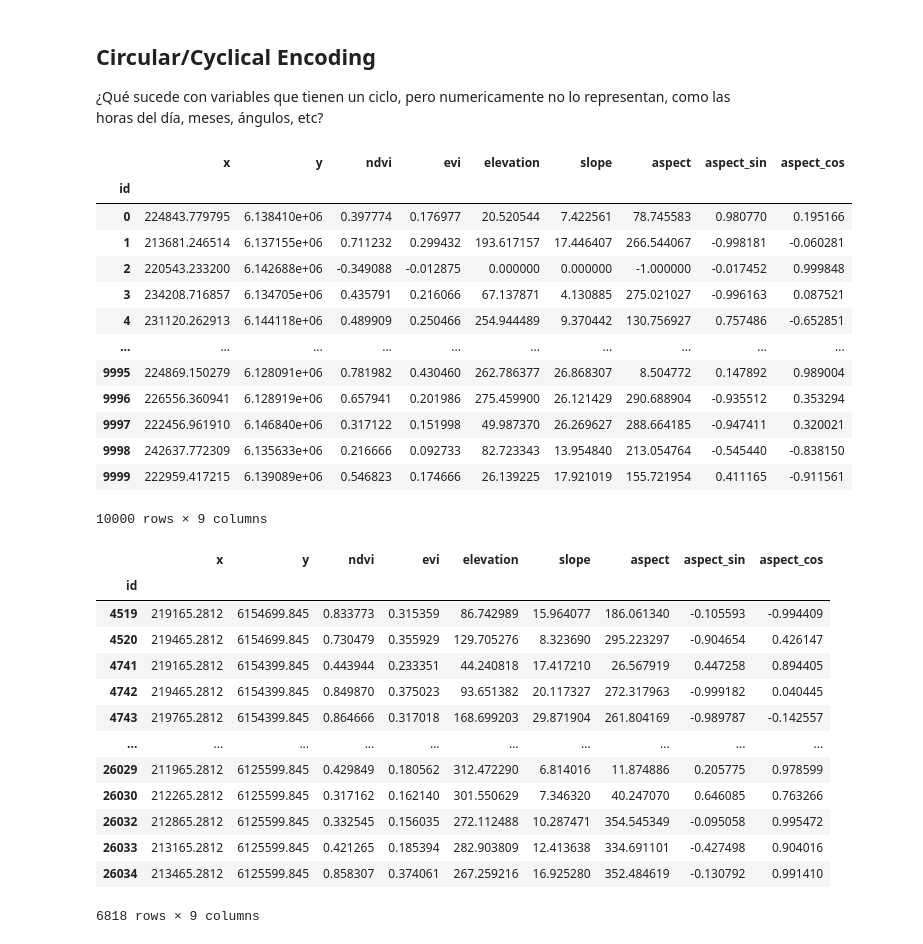
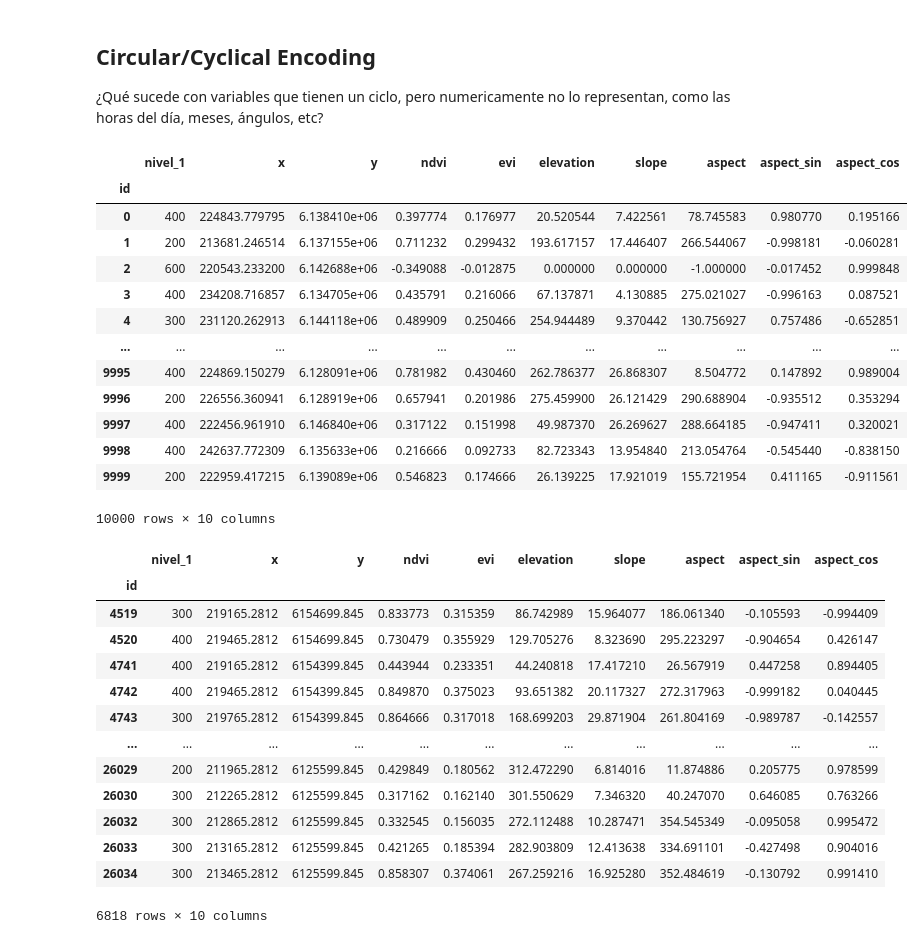
Before and after one commit to alvaroparedesl/teledeteccion_ambiental, a Jupyter notebook: taller_02/get_data.ipynb, the cells around one changed output. Cells and saved outputs as stored; diff of their text form; code cells hidden in the pictures.

```diff
--- a/taller_02/get_data.ipynb
+++ b/taller_02/get_data.ipynb
@@ -461,41 +461,41 @@ def circular_encode(data: pd.Series):
     ans.columns = ["aspect_sin", "aspect_cos"]
     return ans
 # %%
-ma_dataf = pd.concat([ma_data, circular_encode(ma_data['aspect'])], axis=1)
+ma_dataf = pd.concat([ma.set_index("id").nivel_1, ma_data, circular_encode(ma_data['aspect'])], axis=1)
 ma_dataf
 # %% [output]
-|  | x | y | ndvi | evi | elevation | slope | aspect | aspect_sin | aspect_cos |
-| id |  |  |  |  |  |  |  |  |  |
-| 0 | 224843.779795 | 6.138410e+06 | 0.397774 | 0.176977 | 20.520544 | 7.422561 | 78.745583 | 0.980770 | 0.195166 |
-| 1 | 213681.246514 | 6.137155e+06 | 0.711232 | 0.299432 | 193.617157 | 17.446407 | 266.544067 | -0.998181 | -0.060281 |
-| 2 | 220543.233200 | 6.142688e+06 | -0.349088 | -0.012875 | 0.000000 | 0.000000 | -1.000000 | -0.017452 | 0.999848 |
-| 3 | 234208.716857 | 6.134705e+06 | 0.435791 | 0.216066 | 67.137871 | 4.130885 | 275.021027 | -0.996163 | 0.087521 |
-| 4 | 231120.262913 | 6.144118e+06 | 0.489909 | 0.250466 | 254.944489 | 9.370442 | 130.756927 | 0.757486 | -0.652851 |
-| ... | ... | ... | ... | ... | ... | ... | ... | ... | ... |
-| 9995 | 224869.150279 | 6.128091e+06 | 0.781982 | 0.430460 | 262.786377 | 26.868307 | 8.504772 | 0.147892 | 0.989004 |
-| 9996 | 226556.360941 | 6.128919e+06 | 0.657941 | 0.201986 | 275.459900 | 26.121429 | 290.688904 | -0.935512 | 0.353294 |
-| 9997 | 222456.961910 | 6.146840e+06 | 0.317122 | 0.151998 | 49.987370 | 26.269627 | 288.664185 | -0.947411 | 0.320021 |
-| 9998 | 242637.772309 | 6.135633e+06 | 0.216666 | 0.092733 | 82.723343 | 13.954840 | 213.054764 | -0.545440 | -0.838150 |
-| 9999 | 222959.417215 | 6.139089e+06 | 0.546823 | 0.174666 | 26.139225 | 17.921019 | 155.721954 | 0.411165 | -0.911561 |
+|  | nivel_1 | x | y | ndvi | evi | elevation | slope | aspect | aspect_sin | aspect_cos |
+| id |  |  |  |  |  |  |  |  |  |  |
+| 0 | 400 | 224843.779795 | 6.138410e+06 | 0.397774 | 0.176977 | 20.520544 | 7.422561 | 78.745583 | 0.980770 | 0.195166 |
+| 1 | 200 | 213681.246514 | 6.137155e+06 | 0.711232 | 0.299432 | 193.617157 | 17.446407 | 266.544067 | -0.998181 | -0.060281 |
+| 2 | 600 | 220543.233200 | 6.142688e+06 | -0.349088 | -0.012875 | 0.000000 | 0.000000 | -1.000000 | -0.017452 | 0.999848 |
+| 3 | 400 | 234208.716857 | 6.134705e+06 | 0.435791 | 0.216066 | 67.137871 | 4.130885 | 275.021027 | -0.996163 | 0.087521 |
+| 4 | 300 | 231120.262913 | 6.144118e+06 | 0.489909 | 0.250466 | 254.944489 | 9.370442 | 130.756927 | 0.757486 | -0.652851 |
+| ... | ... | ... | ... | ... | ... | ... | ... | ... | ... | ... |
+| 9995 | 400 | 224869.150279 | 6.128091e+06 | 0.781982 | 0.430460 | 262.786377 | 26.868307 | 8.504772 | 0.147892 | 0.989004 |
+| 9996 | 200 | 226556.360941 | 6.128919e+06 | 0.657941 | 0.201986 | 275.459900 | 26.121429 | 290.688904 | -0.935512 | 0.353294 |
+| 9997 | 400 | 222456.961910 | 6.146840e+06 | 0.317122 | 0.151998 | 49.987370 | 26.269627 | 288.664185 | -0.947411 | 0.320021 |
+| 9998 | 400 | 242637.772309 | 6.135633e+06 | 0.216666 | 0.092733 | 82.723343 | 13.954840 | 213.054764 | -0.545440 | -0.838150 |
+| 9999 | 200 | 222959.417215 | 6.139089e+06 | 0.546823 | 0.174666 | 26.139225 | 17.921019 | 155.721954 | 0.411165 | -0.911561 |
-10000 rows × 9 columns
+10000 rows × 10 columns
 # %%
-mr_dataf = pd.concat([mr_data, circular_encode(mr_data['aspect'])], axis=1)
+mr_dataf = pd.concat([mr.set_index("id").nivel_1, mr_data, circular_encode(mr_data['aspect'])], axis=1)
 mr_dataf
 # %% [output]
-|  | x | y | ndvi | evi | elevation | slope | aspect | aspect_sin | aspect_cos |
-| id |  |  |  |  |  |  |  |  |  |
-| 4519 | 219165.2812 | 6154699.845 | 0.833773 | 0.315359 | 86.742989 | 15.964077 | 186.061340 | -0.105593 | -0.994409 |
-| 4520 | 219465.2812 | 6154699.845 | 0.730479 | 0.355929 | 129.705276 | 8.323690 | 295.223297 | -0.904654 | 0.426147 |
-| 4741 | 219165.2812 | 6154399.845 | 0.443944 | 0.233351 | 44.240818 | 17.417210 | 26.567919 | 0.447258 | 0.894405 |
-| 4742 | 219465.2812 | 6154399.845 | 0.849870 | 0.375023 | 93.651382 | 20.117327 | 272.317963 | -0.999182 | 0.040445 |
-| 4743 | 219765.2812 | 6154399.845 | 0.864666 | 0.317018 | 168.699203 | 29.871904 | 261.804169 | -0.989787 | -0.142557 |
-| ... | ... | ... | ... | ... | ... | ... | ... | ... | ... |
-| 26029 | 211965.2812 | 6125599.845 | 0.429849 | 0.180562 | 312.472290 | 6.814016 | 11.874886 | 0.205775 | 0.978599 |
-| 26030 | 212265.2812 | 6125599.845 | 0.317162 | 0.162140 | 301.550629 | 7.346320 | 40.247070 | 0.646085 | 0.763266 |
-| 26032 | 212865.2812 | 6125599.845 | 0.332545 | 0.156035 | 272.112488 | 10.287471 | 354.545349 | -0.095058 | 0.995472 |
-| 26033 | 213165.2812 | 6125599.845 | 0.421265 | 0.185394 | 282.903809 | 12.413638 | 334.691101 | -0.427498 | 0.904016 |
-| 26034 | 213465.2812 | 6125599.845 | 0.858307 | 0.374061 | 267.259216 | 16.925280 | 352.484619 | -0.130792 | 0.991410 |
+|  | nivel_1 | x | y | ndvi | evi | elevation | slope | aspect | aspect_sin | aspect_cos |
+| id |  |  |  |  |  |  |  |  |  |  |
+| 4519 | 300 | 219165.2812 | 6154699.845 | 0.833773 | 0.315359 | 86.742989 | 15.964077 | 186.061340 | -0.105593 | -0.994409 |
+| 4520 | 400 | 219465.2812 | 6154699.845 | 0.730479 | 0.355929 | 129.705276 | 8.323690 | 295.223297 | -0.904654 | 0.426147 |
+| 4741 | 400 | 219165.2812 | 6154399.845 | 0.443944 | 0.233351 | 44.240818 | 17.417210 | 26.567919 | 0.447258 | 0.894405 |
+| 4742 | 400 | 219465.2812 | 6154399.845 | 0.849870 | 0.375023 | 93.651382 | 20.117327 | 272.317963 | -0.999182 | 0.040445 |
+| 4743 | 300 | 219765.2812 | 6154399.845 | 0.864666 | 0.317018 | 168.699203 | 29.871904 | 261.804169 | -0.989787 | -0.142557 |
+| ... | ... | ... | ... | ... | ... | ... | ... | ... | ... | ... |
+| 26029 | 200 | 211965.2812 | 6125599.845 | 0.429849 | 0.180562 | 312.472290 | 6.814016 | 11.874886 | 0.205775 | 0.978599 |
+| 26030 | 300 | 212265.2812 | 6125599.845 | 0.317162 | 0.162140 | 301.550629 | 7.346320 | 40.247070 | 0.646085 | 0.763266 |
+| 26032 | 300 | 212865.2812 | 6125599.845 | 0.332545 | 0.156035 | 272.112488 | 10.287471 | 354.545349 | -0.095058 | 0.995472 |
+| 26033 | 300 | 213165.2812 | 6125599.845 | 0.421265 | 0.185394 | 282.903809 | 12.413638 | 334.691101 | -0.427498 | 0.904016 |
+| 26034 | 300 | 213465.2812 | 6125599.845 | 0.858307 | 0.374061 | 267.259216 | 16.925280 | 352.484619 | -0.130792 | 0.991410 |
-6818 rows × 9 columns
+6818 rows × 10 columns
 # %%
 ma_dataf.to_csv("muestreo_aleatorio.csv")
 mr_dataf.to_csv("muestreo_regular.csv")
```
Also changed, not shown: parts of 5 cells of this notebook.
